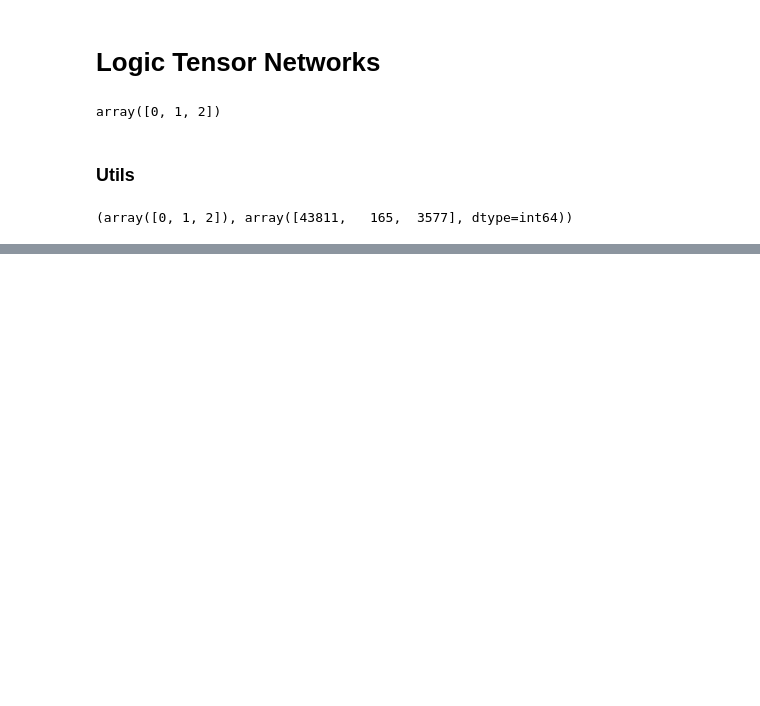
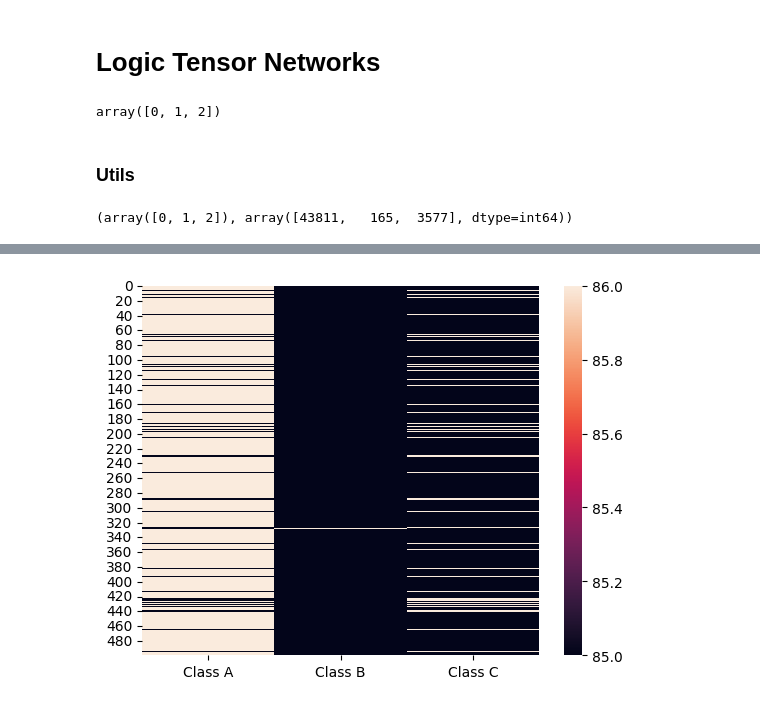
Before and after one commit to SanchoSamba/DS-project, a Jupyter notebook: LTN_Adam_Arychert.ipynb, the cells around one changed output, grey strips where cells are left out. Cells and saved outputs as stored; diff of their text form; code cells hidden in the pictures; blank space fills up the shorter version.

```diff
--- a/LTN_Adam_Arychert.ipynb
+++ b/LTN_Adam_Arychert.ipynb
@@ -200,9 +200,9 @@ val_dataset = TensorDataset(val_samples, val_labels)
 # %%
-tf_model = NetworkTF()
-x,y = train_dataset[0]
-vx,vy = val_dataset[0]
-# y = y.argmax(dim=1)
-# vy = vy.argmax(dim=1)
+# tf_model = NetworkTF()
+# x,y = train_dataset[0]
+# vx,vy = val_dataset[0]
+# # y = y.argmax(dim=1)
+# # vy = vy.argmax(dim=1)
 # %%
 # num_epochs = 10
 # best_pytorch_model, pytorch_train_losses, pytorch_val_losses = fit(tf_model, num_epochs, x, y, vx, vy)
@@ -403,0 +402,22 @@ for epoch in range(500):
+# %%
+import seaborn as sns
+import matplotlib.pyplot as plt
+
+# Initialize a matrix to store the counts
+class_counts = np.zeros((500, 3))
+
+for epoch in range(500):
+    for batch_idx, (data, labels) in enumerate(train_loader):
+        # Count the number of examples in each class
+        class_counts[epoch, 0] = np.sum(labels == 0)
+        class_counts[epoch, 1] = np.sum(labels == 1)
+        class_counts[epoch, 2] = np.sum(labels == 2)
+
+# Convert the counts to a DataFrame
+df_class_counts = pd.DataFrame(class_counts, columns=['Class A', 'Class B', 'Class C'])
+
+# Plot the heatmap
+sns.heatmap(df_class_counts)
+plt.show()
+# %% [output]
+[figure, added]
```
Also changed, not shown: parts of 28 cells of this notebook, 4 other files.
